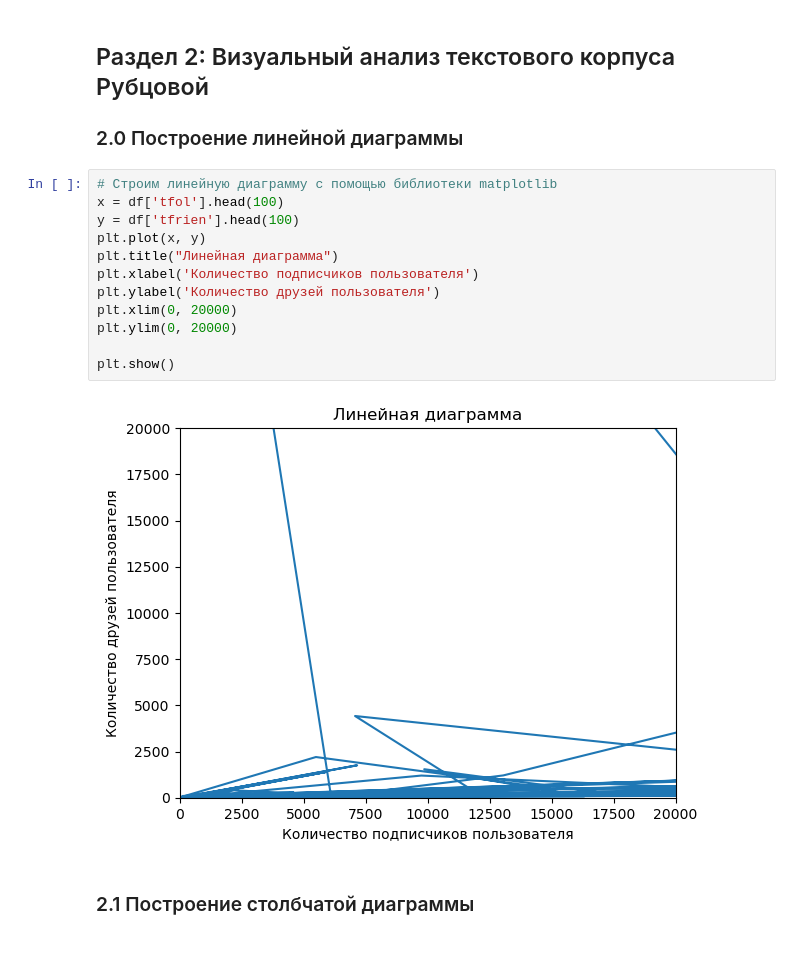
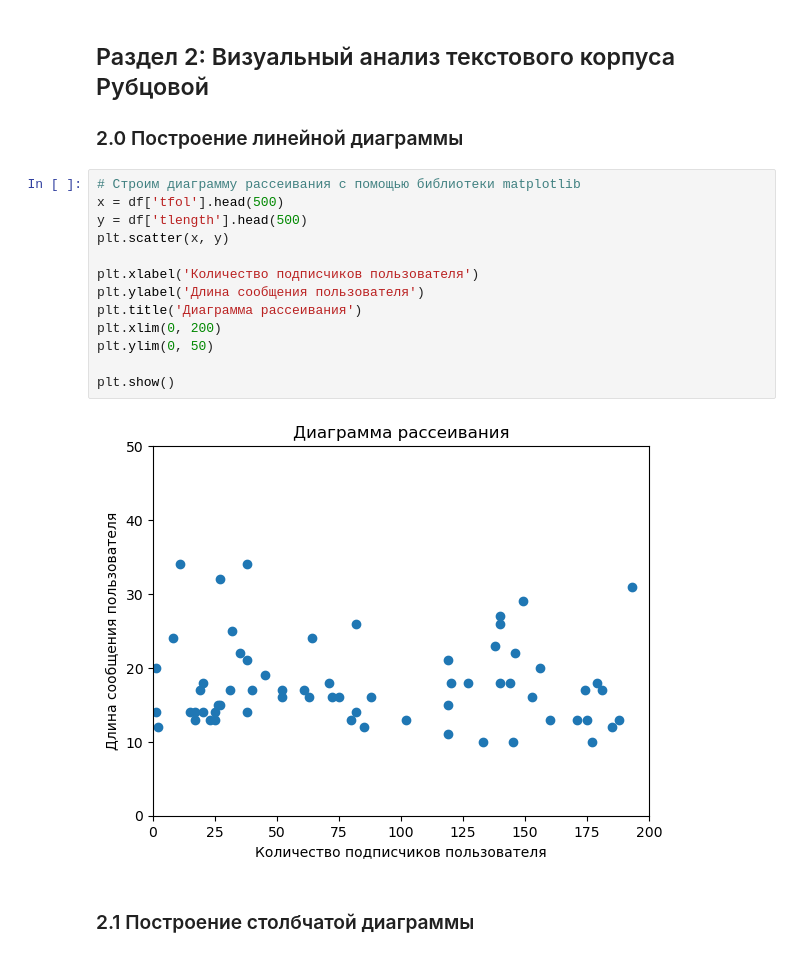
Before and after one commit to vadimpavliukevich/intro_to_ml_lab2, a Jupyter notebook: Павлюкевич_Вадим_Вологина_Елизавета_ЛР2.ipynb, the cells around one changed output. Saved outputs shown, nothing was run; the diff lists cells and outputs as text.

```diff
--- a/Павлюкевич_Вадим_Вологина_Елизавета_ЛР2.ipynb
+++ b/Павлюкевич_Вадим_Вологина_Елизавета_ЛР2.ipynb
@@ -108,19 +99,20 @@ print(f'Средняя длина текстов: {statistics.mean(df["tlength"]
 ## Раздел 2: Визуальный анализ текстового корпуса Рубцовой
 ### 2.0 Построение линейной диаграммы
 # %%
-# Строим линейную диаграмму с помощью библиотеки matplotlib
-x = df['tfol'].head(100)
-y = df['tfrien'].head(100)
-plt.plot(x, y)
-plt.title("Линейная диаграмма")
+# Строим диаграмму рассеивания с помощью библиотеки matplotlib
+x = df['tfol'].head(500)
+y = df['tlength'].head(500)
+plt.scatter(x, y)
+
 plt.xlabel('Количество подписчиков пользователя')
-plt.ylabel('Количество друзей пользователя')
-plt.xlim(0, 20000)
-plt.ylim(0, 20000)
+plt.ylabel('Длина сообщения пользователя')
+plt.title('Диаграмма рассеивания')
+plt.xlim(0, 200)
+plt.ylim(0, 50)
 
 plt.show()
 # %% [output]
-[figure, old version]
+[figure, new version]
 # %% [markdown]
 ### 2.1 Построение столбчатой диаграммы
 # %%
```
Also changed, not shown: parts of 7 cells of this notebook, 1 other file.
